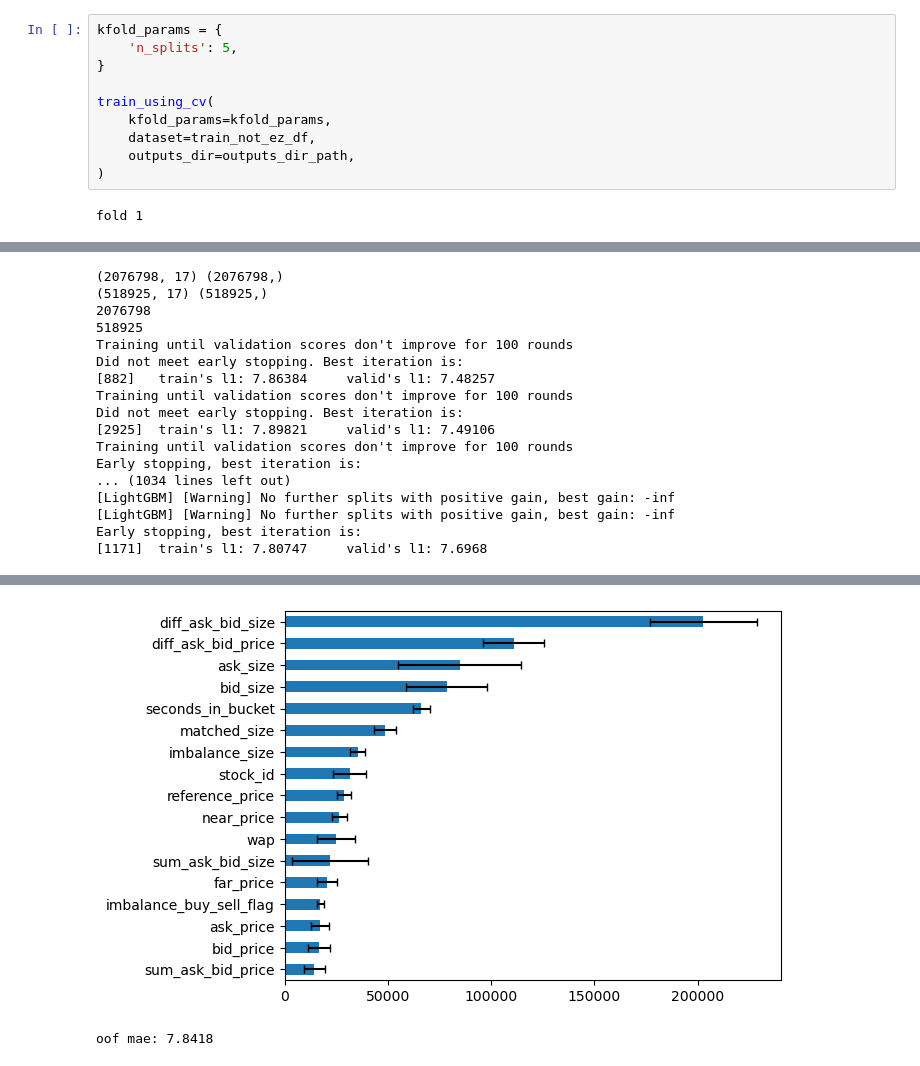
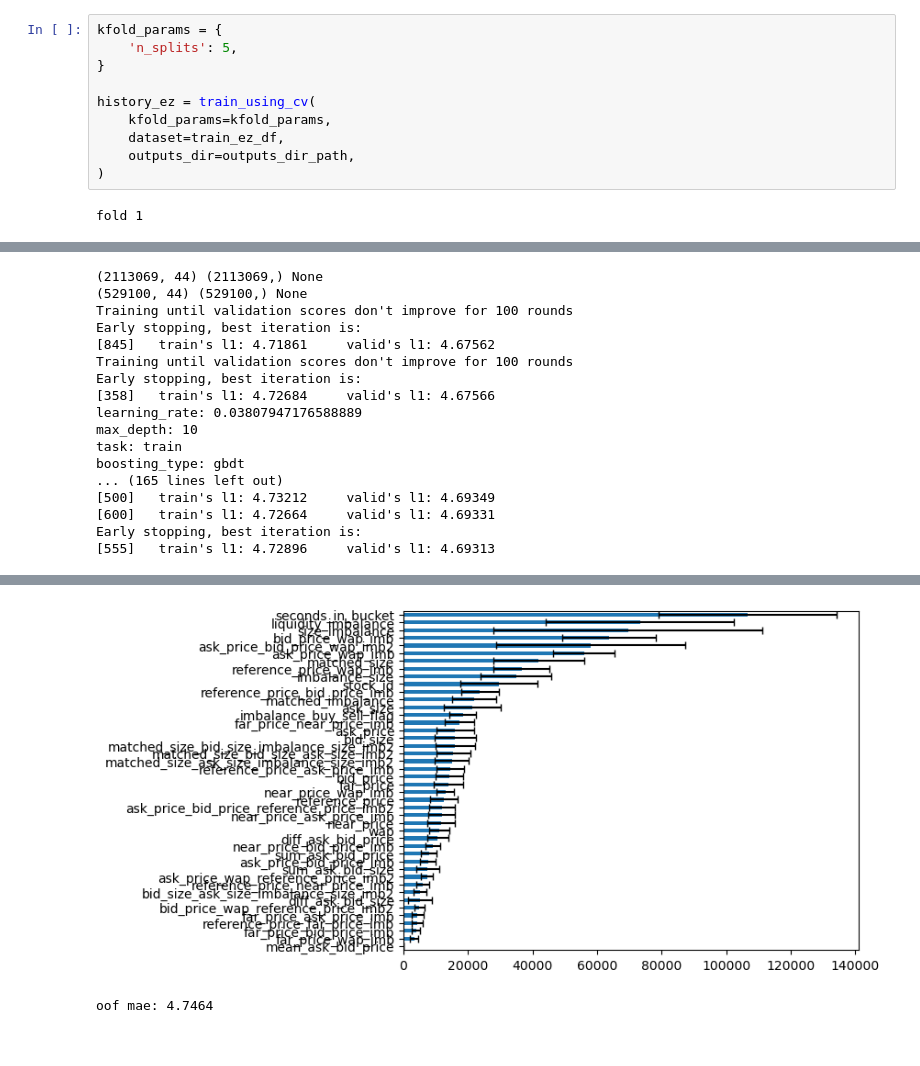
Before and after one commit to S-Shitajima/optiver_competition, a Jupyter notebook: notebook/3_optiver_train_lgbm groupkfold.ipynb, the cells around one changed output, grey strips where cells are left out. Drawn from its saved outputs; the diff is of its cells as text.

```diff
--- a/notebook/3_optiver_train_lgbm groupkfold.ipynb
+++ b/notebook/3_optiver_train_lgbm groupkfold.ipynb
@@ -215,9 +300,9 @@ kfold_params = {
     'n_splits': 5,
 }
 
-train_using_cv(
+history_ez = train_using_cv(
     kfold_params=kfold_params,
-    dataset=train_not_ez_df,
+    dataset=train_ez_df,
     outputs_dir=outputs_dir_path,
 )
 # %% [output]
@@ -226,18 +311,18 @@ fold 1
-(2076798, 17) (2076798,)
-(518925, 17) (518925,)
-2076798
-518925
-Training until validation scores don't improve for 100 rounds
-Did not meet early stopping. Best iteration is:
-[882]   train's l1: 7.86384     valid's l1: 7.48257
-Training until validation scores don't improve for 100 rounds
-Did not meet early stopping. Best iteration is:
-[2925]  train's l1: 7.89821     valid's l1: 7.49106
+(2113069, 44) (2113069,) None
+(529100, 44) (529100,) None
 Training until validation scores don't improve for 100 rounds
 Early stopping, best iteration is:
-... (1034 lines left out)
-[LightGBM] [Warning] No further splits with positive gain, best gain: -inf
-[LightGBM] [Warning] No further splits with positive gain, best gain: -inf
+[845]   train's l1: 4.71861     valid's l1: 4.67562
+Training until validation scores don't improve for 100 rounds
 Early stopping, best iteration is:
-[1171]  train's l1: 7.80747     valid's l1: 7.6968
+[358]   train's l1: 4.72684     valid's l1: 4.67566
+learning_rate: 0.03807947176588889
+max_depth: 10
+task: train
+boosting_type: gbdt
+... (165 lines left out)
+[500]   train's l1: 4.73212     valid's l1: 4.69349
+[600]   train's l1: 4.72664     valid's l1: 4.69331
+Early stopping, best iteration is:
+[555]   train's l1: 4.72896     valid's l1: 4.69313
 |  | fold1 | fold2 | fold3 | fold4 | fold5 | mean_fimps | std_fimps |
@@ -261,2 +345,2 @@ Early stopping, best iteration is:
-[figure, old version]
+[figure, new version]
-oof mae: 7.8418
+oof mae: 4.7464
```
Also changed, not shown: parts of 6 cells of this notebook, 3 other files.
